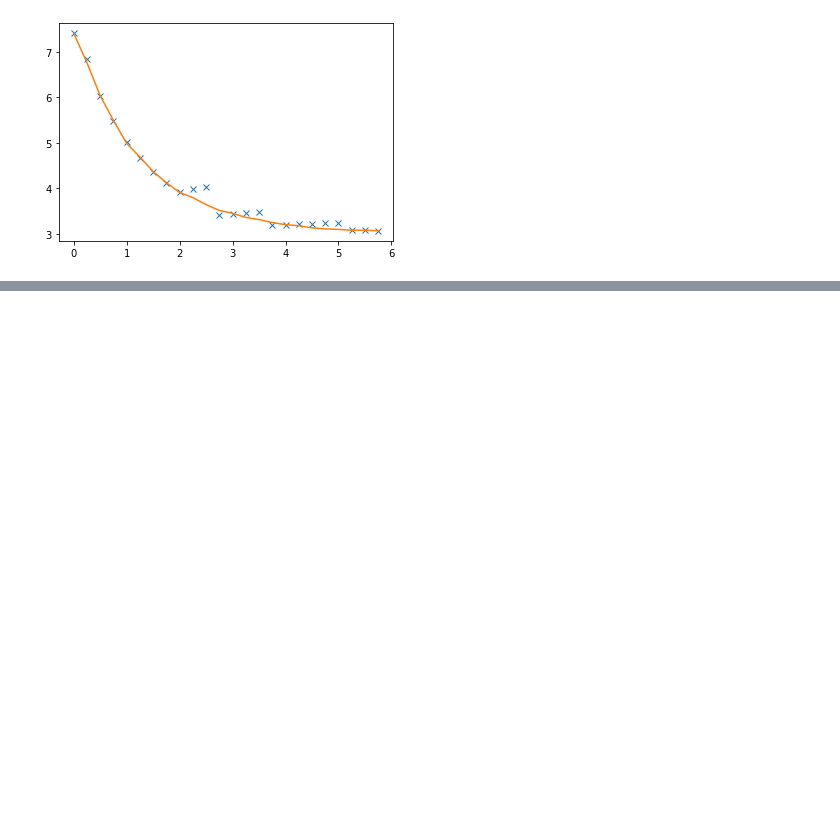
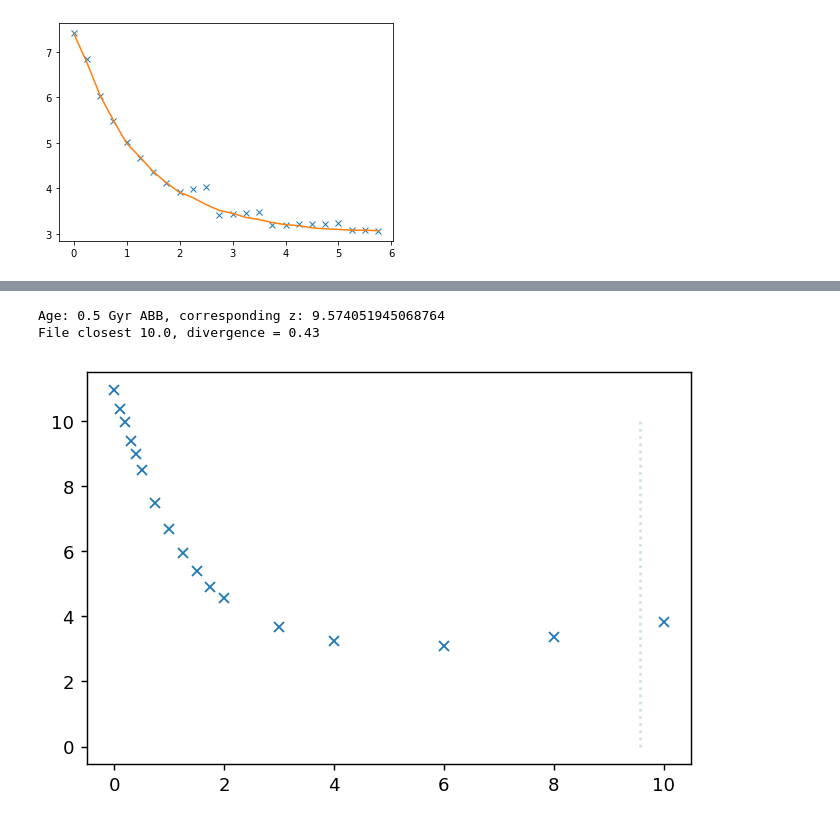
Before and after one commit to ChrisMarsden833/GalaxyTools, a Jupyter notebook: HaloC Comparison.ipynb, the cells around one changed output, grey strips where cells are left out. Saved outputs shown, nothing was run; the diff lists cells and outputs as text; code cells hidden in the pictures; blank space fills up the shorter version.

```diff
--- a/HaloC Comparison.ipynb
+++ b/HaloC Comparison.ipynb
@@ -107,0 +151,45 @@ This converted back to z:  -4.4127651514735966e-05
+# %%
+# -----
+M0 = 15
+# -----
+
+###########
+steps = 200
+t_range = np.linspace(cosmo.age(0), 0.1, steps)
+z_range = cosmo.age(t_range, inverse=True)
+z_range[z_range < 0] = 0 # As we can get very small negatives
+track = halo_growth.Mass_acc_history_VDB_FS(M0, z_range, cosmo.h, cosmo.Om0)
+z2m = interp1d(z_range, track,
+               kind = 'quadratic',
+               bounds_error = False,
+               fill_value = 'extrapolate')
+############
+
+# -------------------
+interesting_age = 0.5 # Gyr
+# -------------------
+
+interesting_z = cosmo.age(interesting_age, inverse = True)
+print("Age: {} Gyr ABB, corresponding z: {}".format(interesting_age, interesting_z))
+
+z_target = find_nearest(np.unique(z_array), interesting_z)
+print("File closest {}, divergence = {:.2}".format(z_target, abs(interesting_z-z_target)))
+#find_nearest(array, value):
+
+width = 0.5
+m = z2m(interesting_z)
+mask = (M200cl > m-width/2 ) & (M200cl < m+width/2)
+zs = z_array[mask]
+uniquez = np.unique(zs)
+meanC = np.zeros_like(uniquez)
+for i, zi in enumerate(uniquez):
+    meanC[i] = np.mean(c200c[mask & (z_array == zi)])
+
+plt.figure(dpi = 130)
+plt.plot(uniquez, meanC, 'x')
+plt.plot([interesting_z, interesting_z], [0, 10], "g:", alpha = 0.2)
+plt.show()
+# %% [output]
+Age: 0.5 Gyr ABB, corresponding z: 9.574051945068764
+File closest 10.0, divergence = 0.43
+[figure, added]
```
Also changed, not shown: parts of 5 cells of this notebook, 1 other file.
